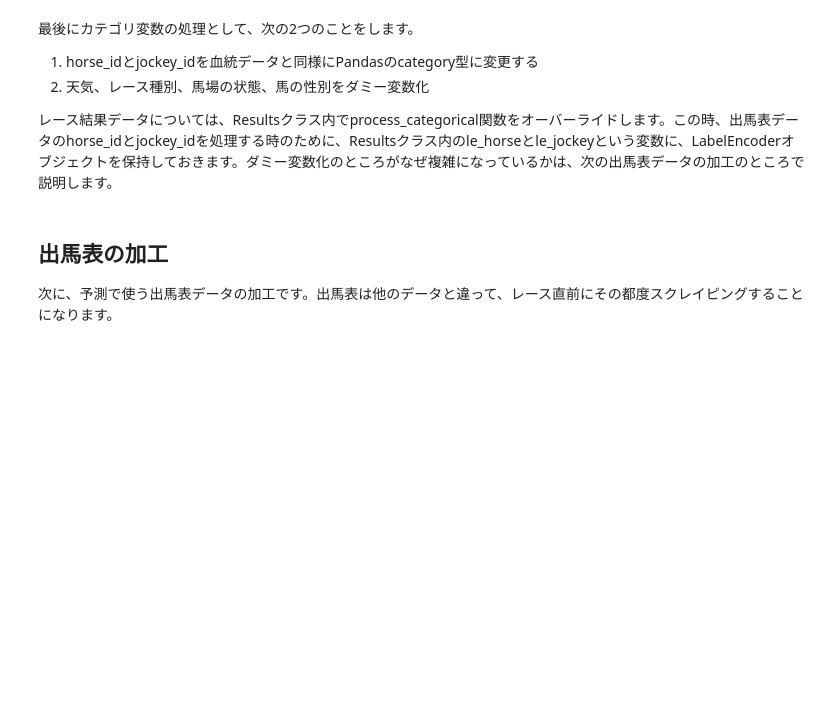
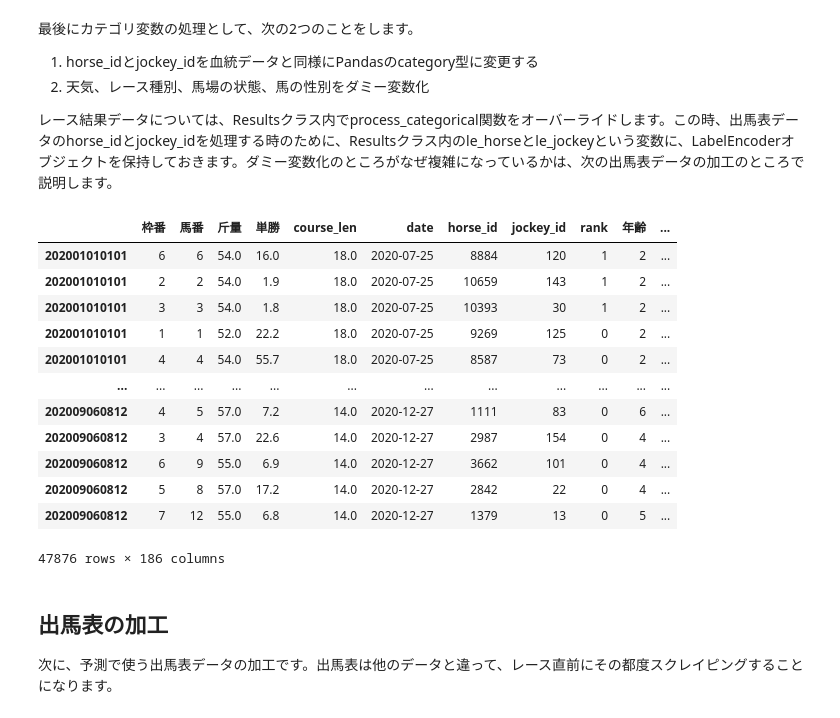
Before and after one commit to aritanaoya/Titanic_Kaggle, a Jupyter notebook: keibaAI.ipynb, the cells around one changed output. Drawn from its saved outputs; the diff is of its cells as text; code cells hidden in the pictures; blank space fills up the shorter version.

```diff
--- a/keibaAI.ipynb
+++ b/keibaAI.ipynb
@@ -630,6 +670,22 @@ r.data_pe.head() #jupyterで出力
 レース結果データについては、Resultsクラス内でprocess_categorical関数をオーバーライドします。この時、出馬表データのhorse_idとjockey_idを処理する時のために、Resultsクラス内のle_horseとle_jockeyという変数に、LabelEncoderオブジェクトを保持しておきます。ダミー変数化のところがなぜ複雑になっているかは、次の出馬表データの加工のところで説明します。
 # %%
 r.process_categorical() #r.le_horse, r.le_jockeyに対応関係が保存される
+# %%
+r.data_c
+# %% [output]
+|  | 枠番 | 馬番 | 斤量 | 単勝 | course_len | date | horse_id | jockey_id | rank | 年齢 | ... |
+| 202001010101 | 6 | 6 | 54.0 | 16.0 | 18.0 | 2020-07-25 | 8884 | 120 | 1 | 2 | ... |
+| 202001010101 | 2 | 2 | 54.0 | 1.9 | 18.0 | 2020-07-25 | 10659 | 143 | 1 | 2 | ... |
+| 202001010101 | 3 | 3 | 54.0 | 1.8 | 18.0 | 2020-07-25 | 10393 | 30 | 1 | 2 | ... |
+| 202001010101 | 1 | 1 | 52.0 | 22.2 | 18.0 | 2020-07-25 | 9269 | 125 | 0 | 2 | ... |
+| 202001010101 | 4 | 4 | 54.0 | 55.7 | 18.0 | 2020-07-25 | 8587 | 73 | 0 | 2 | ... |
+| ... | ... | ... | ... | ... | ... | ... | ... | ... | ... | ... | ... |
+| 202009060812 | 4 | 5 | 57.0 | 7.2 | 14.0 | 2020-12-27 | 1111 | 83 | 0 | 6 | ... |
+| 202009060812 | 3 | 4 | 57.0 | 22.6 | 14.0 | 2020-12-27 | 2987 | 154 | 0 | 4 | ... |
+| 202009060812 | 6 | 9 | 55.0 | 6.9 | 14.0 | 2020-12-27 | 3662 | 101 | 0 | 4 | ... |
+| 202009060812 | 5 | 8 | 57.0 | 17.2 | 14.0 | 2020-12-27 | 2842 | 22 | 0 | 4 | ... |
+| 202009060812 | 7 | 12 | 55.0 | 6.8 | 14.0 | 2020-12-27 | 1379 | 13 | 0 | 5 | ... |
+47876 rows × 186 columns
 # %% [markdown]
 ## 出馬表の加工
 
```
Also changed, not shown: parts of 17 cells of this notebook.
